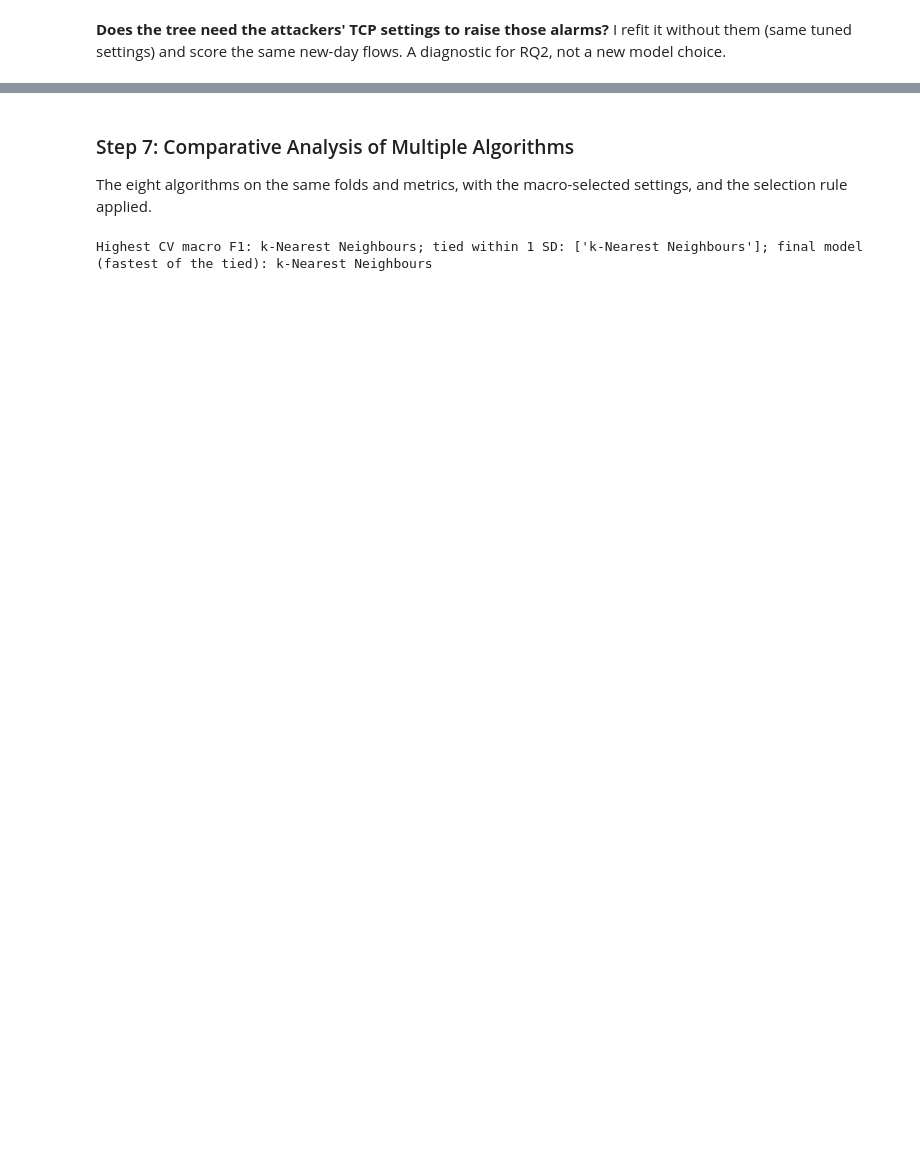
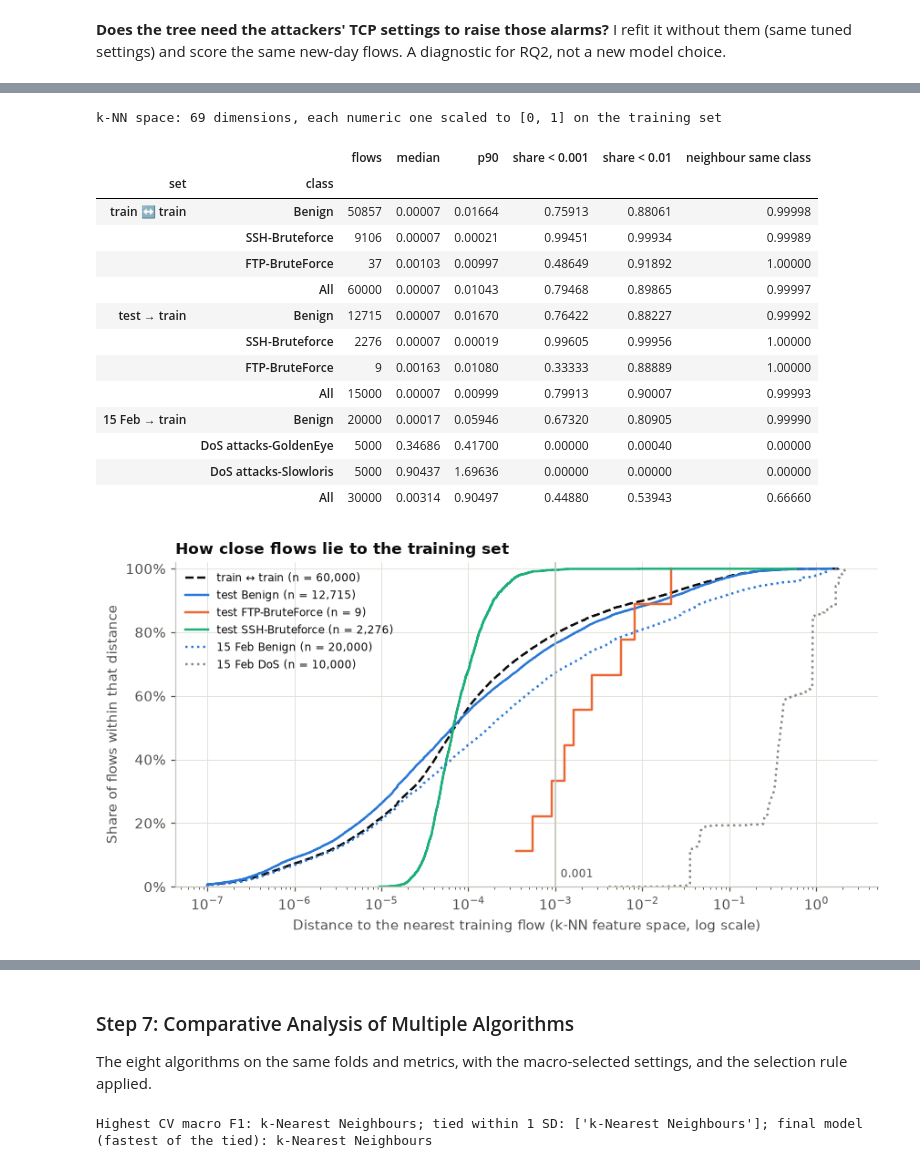
Before and after one commit to NguyenThanhPhucne/Artificial-Intelligence-and-Machine-Learning, a Jupyter notebook: notebooks/04_evaluation.ipynb, the cells around one changed output, grey strips where cells are left out. Cells and saved outputs as stored; diff of their text form; code cells hidden in the pictures; blank space fills up the shorter version.

```diff
--- a/notebooks/04_evaluation.ipynb
+++ b/notebooks/04_evaluation.ipynb
@@ -587,0 +669,37 @@ Tree without fingerprint columns: 2 test errors; unseen DoS flagged {'DoS attack
+# %%
+knn_model = macro_models[models.KNN]
+knn_space, knn_p = knn_model.named_steps["preprocess"], knn_model.named_steps["model"].p
+unseen_X, unseen_y = unseen.drop(columns=[config.LABEL_COL]), unseen[config.LABEL_COL]
+nn_test = evaluation.nearest_train_distance(knn_space, X_train, y_train, X_test, knn_p)
+nn_train = evaluation.train_self_distance(knn_space, X_train, y_train, knn_p)
+nn_unseen = evaluation.nearest_train_distance(knn_space, X_train, y_train, unseen_X, knn_p)
+knn_dims = knn_space.transform(X_train.head(1)).shape[1]
+nn_table = pd.concat({"train ↔ train": evaluation.distance_summary(nn_train, y_train),
+                      "test → train": evaluation.distance_summary(nn_test, y_test),
+                      "15 Feb → train": evaluation.distance_summary(nn_unseen, unseen_y)}, names=["set", "class"])
+nn_table.round(6).to_csv(config.TABLES_DIR / "5_6_nearest_neighbour.csv")
+is_dos = unseen_y.str.startswith("DoS").to_numpy()
+curves = {"train ↔ train": nn_train["distance"],
+          **{f"test {c}": nn_test.loc[(y_test == c).to_numpy(), "distance"] for c in plotting.CLASS_ORDER},
+          "15 Feb Benign": nn_unseen.loc[~is_dos, "distance"], "15 Feb DoS": nn_unseen.loc[is_dos, "distance"]}
+fig = plotting.plot_neighbour_distance(curves, threshold=1e-3)
+plotting.save_figure(fig, "5_6_nearest_neighbour")
+print(f"k-NN space: {knn_dims} dimensions, each numeric one scaled to [0, 1] on the training set")
+nn_table.round(5)
+# %% [output]
+k-NN space: 69 dimensions, each numeric one scaled to [0, 1] on the training set
+|  |  | flows | median | p90 | share < 0.001 | share < 0.01 | neighbour same class |
+| set | class |  |  |  |  |  |  |
+| train ↔ train | Benign | 50857 | 0.00007 | 0.01664 | 0.75913 | 0.88061 | 0.99998 |
+|  | SSH-Bruteforce | 9106 | 0.00007 | 0.00021 | 0.99451 | 0.99934 | 0.99989 |
+|  | FTP-BruteForce | 37 | 0.00103 | 0.00997 | 0.48649 | 0.91892 | 1.00000 |
+|  | All | 60000 | 0.00007 | 0.01043 | 0.79468 | 0.89865 | 0.99997 |
+| test → train | Benign | 12715 | 0.00007 | 0.01670 | 0.76422 | 0.88227 | 0.99992 |
+|  | SSH-Bruteforce | 2276 | 0.00007 | 0.00019 | 0.99605 | 0.99956 | 1.00000 |
+|  | FTP-BruteForce | 9 | 0.00163 | 0.01080 | 0.33333 | 0.88889 | 1.00000 |
+|  | All | 15000 | 0.00007 | 0.00999 | 0.79913 | 0.90007 | 0.99993 |
+| 15 Feb → train | Benign | 20000 | 0.00017 | 0.05946 | 0.67320 | 0.80905 | 0.99990 |
+|  | DoS attacks-GoldenEye | 5000 | 0.34686 | 0.41700 | 0.00000 | 0.00040 | 0.00000 |
+|  | DoS attacks-Slowloris | 5000 | 0.90437 | 1.69636 | 0.00000 | 0.00000 | 0.00000 |
+|  | All | 30000 | 0.00314 | 0.90497 | 0.44880 | 0.53943 | 0.66660 |
+[figure, added]
```
Also changed, not shown: parts of 21 cells of this notebook, 3 other files.
